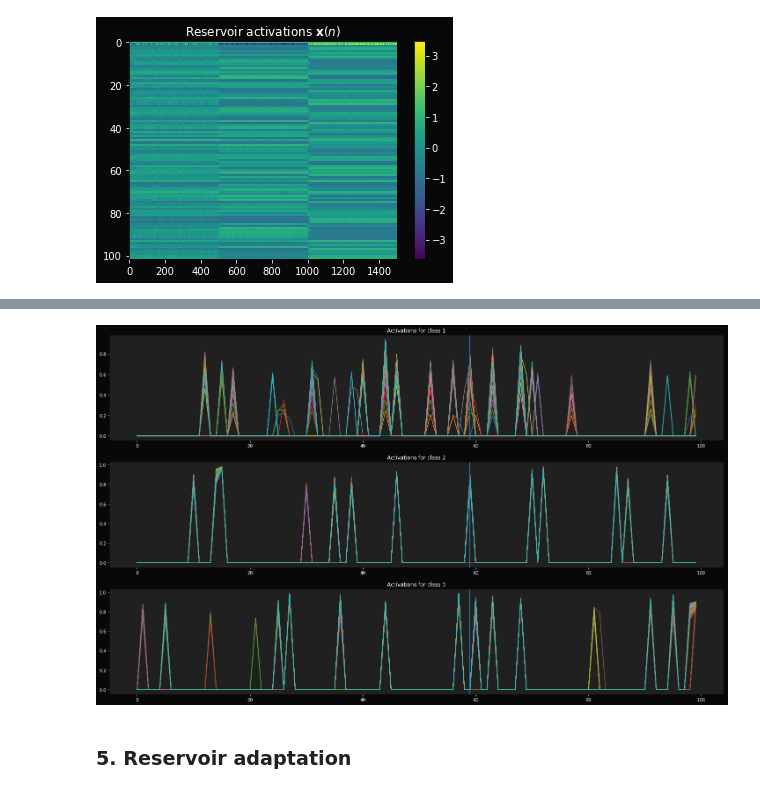
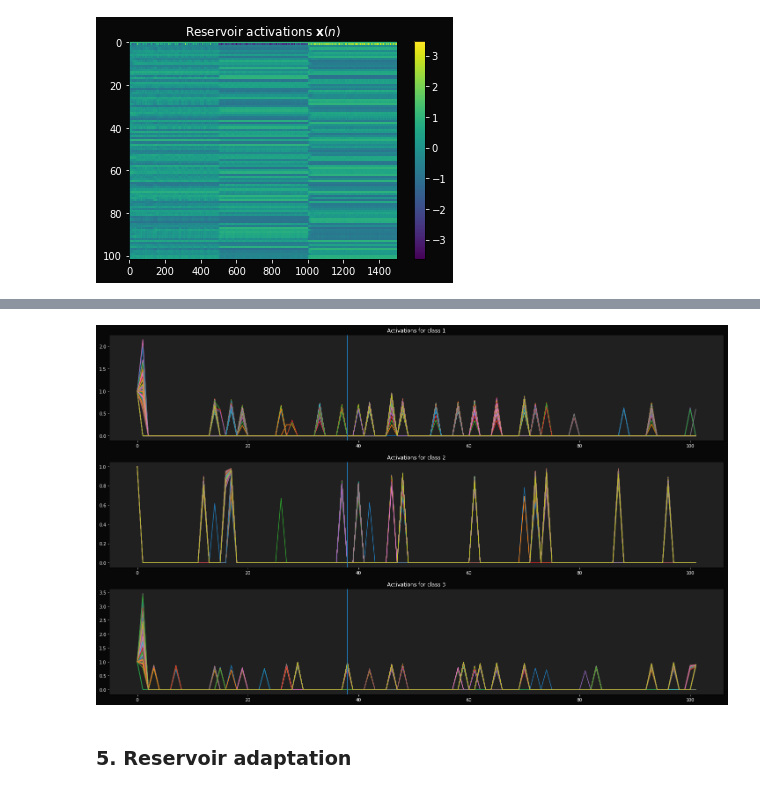
Before and after one commit to mizvol/miniESN, a Jupyter notebook: Adaptation.ipynb, the cells around one changed output, grey strips where cells are left out. Cells and saved outputs as stored; diff of their text form; code cells hidden in the pictures.

Commit message:
Transform function

```diff
--- a/Adaptation.ipynb
+++ b/Adaptation.ipynb
@@ -178,0 +174,4 @@ plot(fftpack.fft(X.T[1015]))
+# %%
+def fn(d):
+    return d # if you want to skip the transform
+#     return fftpack.fft(d) # if you want to apply the transform
@@ -179,42 +186,42 @@ plot(fftpack.fft(X.T[1015]))
 # %%
 # Peak detection
 
 threshold = 1.3
-init = 2
-position = 59 #vertival line position
+init = 0
+position = 38 #vertival line position
 
 figure(figsize=(25,15))
 subplot(3,1,1)
 title("Activations for class 1")
-for i in range(0,100):
-    input = X.T[i, init:]
+for i in range(0,499):
+    input = fn(X.T[i, init:])
     std = np.std(input)
     filtered = [v if v > threshold * std else 0 for v in input]
     plot(filtered)
     axvline(position)
 #     plot(X.T[i, 10:])
 
 subplot(3,1,2)
 title("Activations for class 2")
-for i in range(510,610):
-    input = X.T[i, init:]
+for i in range(500,999):
+    input = fn(X.T[i, init:])
     std = np.std(input)
     filtered = [v if v > threshold * std else 0 for v in input]
     plot(filtered)
     axvline(position)
 #     plot(X.T[i, 10:])
 
 subplot(3,1,3)
 title("Activations for class 3")
-for i in range(1010,1110):
-    input = X.T[i, init:]
+for i in range(1000,1499):
+    input = fn(X.T[i, init:])
     std = np.std(input)
     filtered = [v if v > threshold * std else 0 for v in input]
     plot(filtered)
     axvline(position)
 #     plot(X.T[i, 10:])
 # %% [output]
-[figure, old version]
+[figure, new version]
 # %% [markdown]
 ### 5. Reservoir adaptation
 # %%
```
Also changed, not shown: parts of 4 cells of this notebook.
